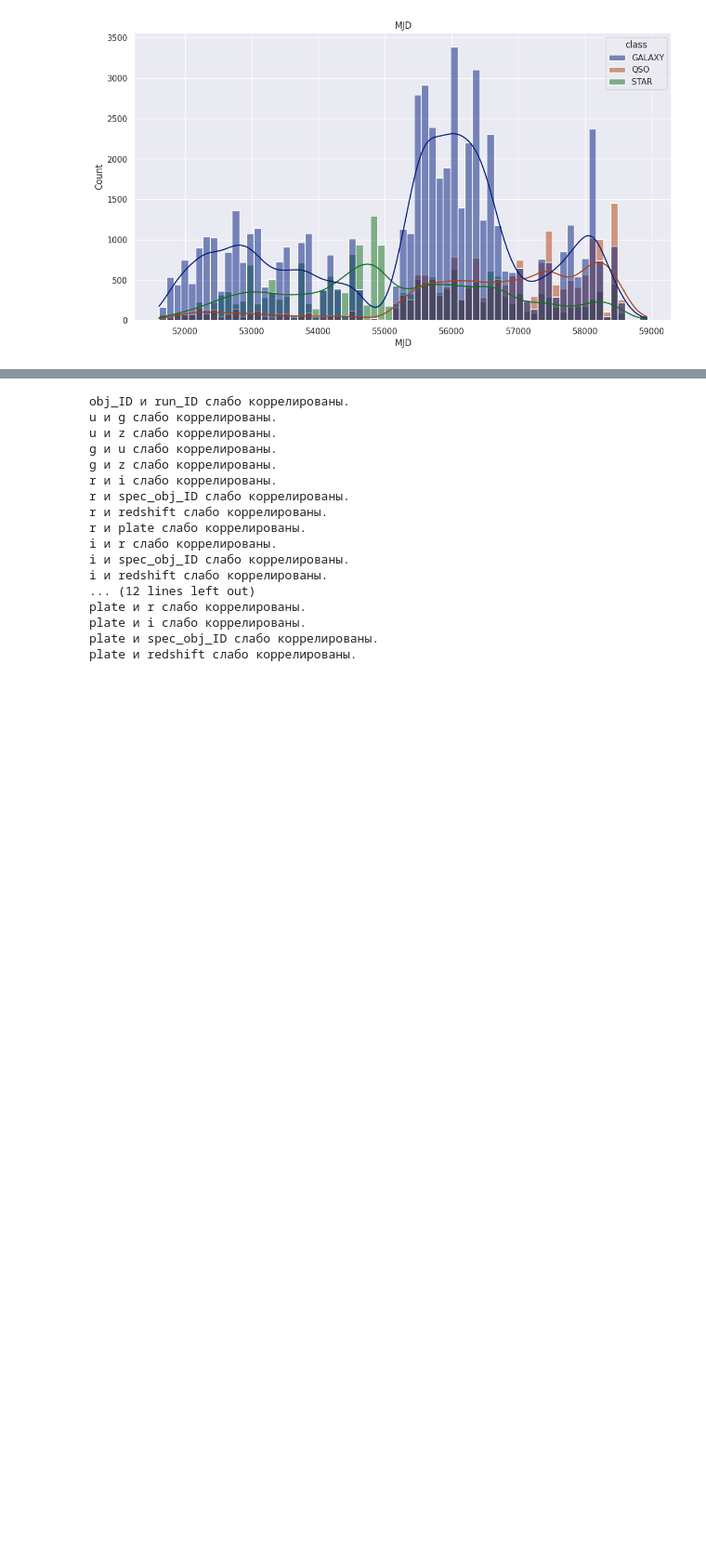
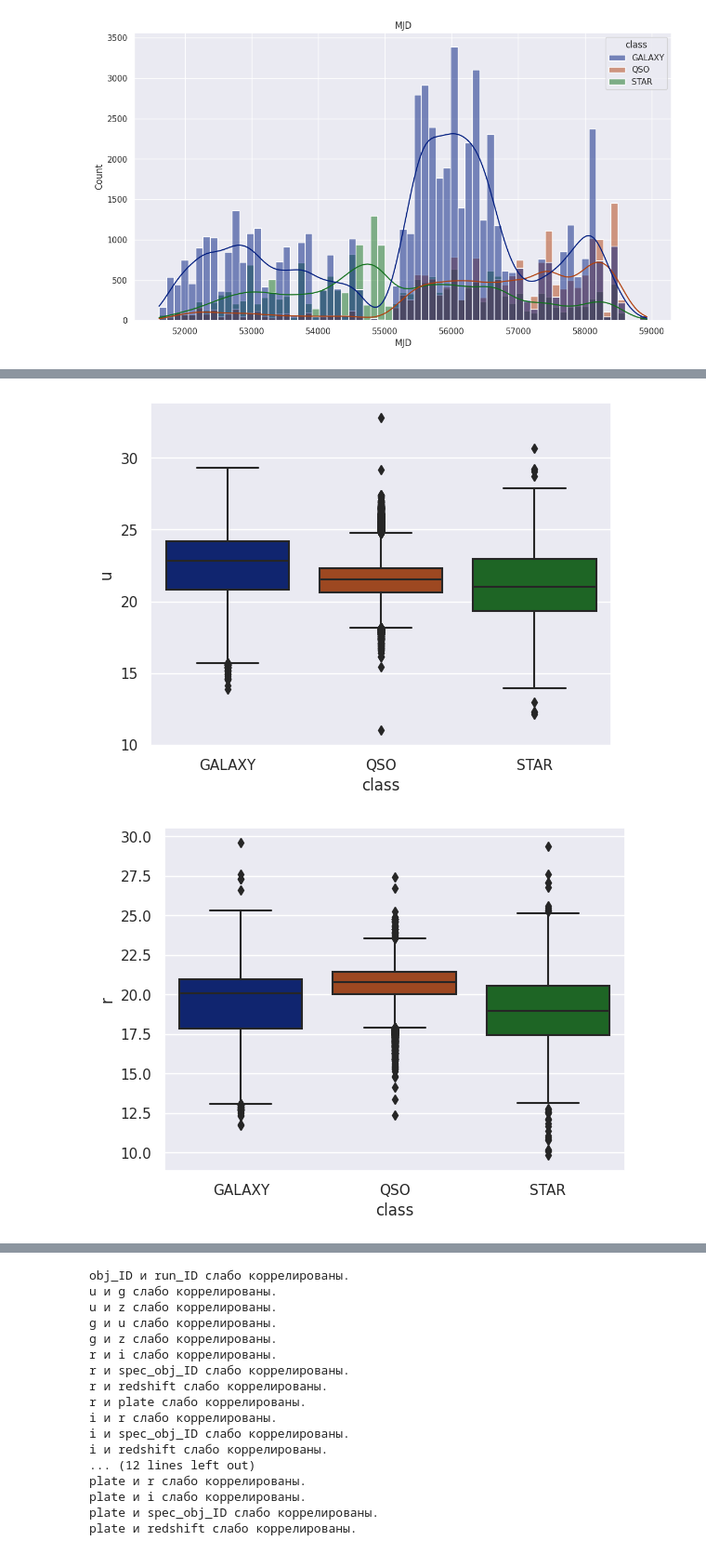
Before and after one commit to qNikitaMolodec/Star-classification, a Jupyter notebook: star_classification.ipynb, the cells around one changed output, grey strips where cells are left out. Shown at 93% size. Drawn from its saved outputs; the diff is of its cells as text; code cells hidden in the pictures; blank space fills up the shorter version.

```diff
--- a/star_classification.ipynb
+++ b/star_classification.ipynb
@@ -80,0 +103,9 @@ for i in ['alpha', 'delta','redshift', 'plate', 'MJD']:
+# %%
+for i in ['u','r', 'i']:
+    plt.figure()
+    sns.boxplot(x="class",y=i,data=data[data.u>-100])
+    # sns.swarmplot(x='class',y=i,data=data,color='white',linewidth=1,edgecolor='k')
+    plt.show()
+# %% [output]
+[figure, added]
+[figure, added]
```
Also changed, not shown: parts of 9 cells of this notebook.
